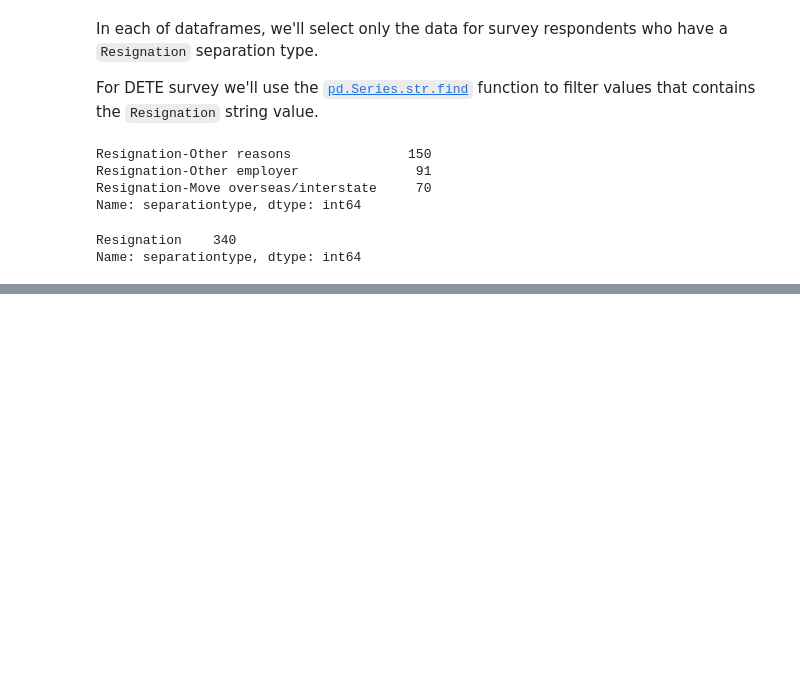
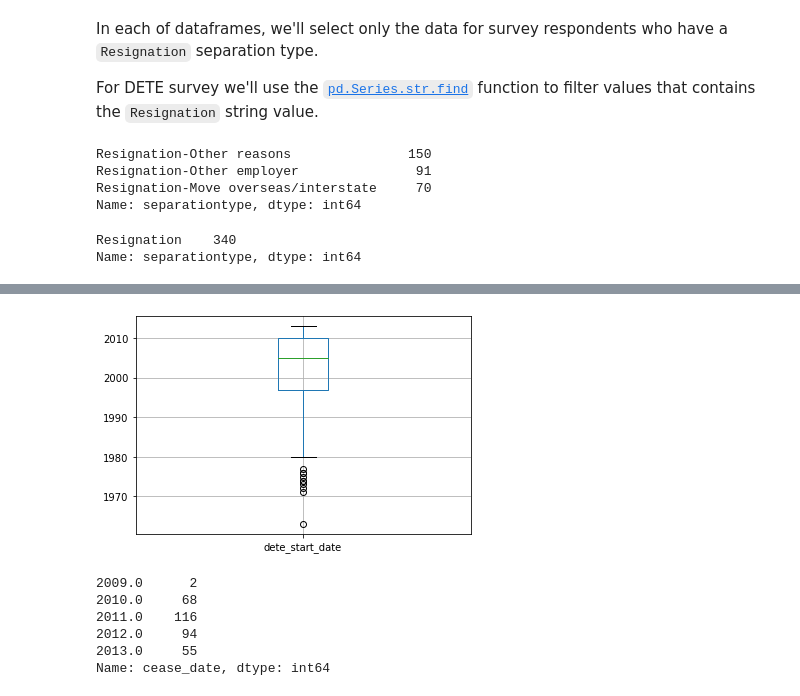
Before and after one commit to aguirredaniel/dataquest-projects, a Jupyter notebook: Clean_And_Analyze_Employee_Exit_Survey/basic.ipynb, the cells around one changed output, grey strips where cells are left out. Cells and saved outputs as stored; diff of their text form; code cells hidden in the pictures; blank space fills up the shorter version.

```diff
--- a/Clean_And_Analyze_Employee_Exit_Survey/basic.ipynb
+++ b/Clean_And_Analyze_Employee_Exit_Survey/basic.ipynb
@@ -301,0 +365,14 @@ Name: separationtype, dtype: int64
+# %%
+dete_resignations.boxplot(column=['dete_start_date'])
+plt.show()
+# %% [output]
+[figure, added]
+# %%
+tafe_resignations['cease_date'].value_counts().sort_index(ascending= True)
+# %% [output]
+2009.0      2
+2010.0     68
+2011.0    116
+2012.0     94
+2013.0     55
+Name: cease_date, dtype: int64
```
Also changed, not shown: parts of 15 cells of this notebook.
